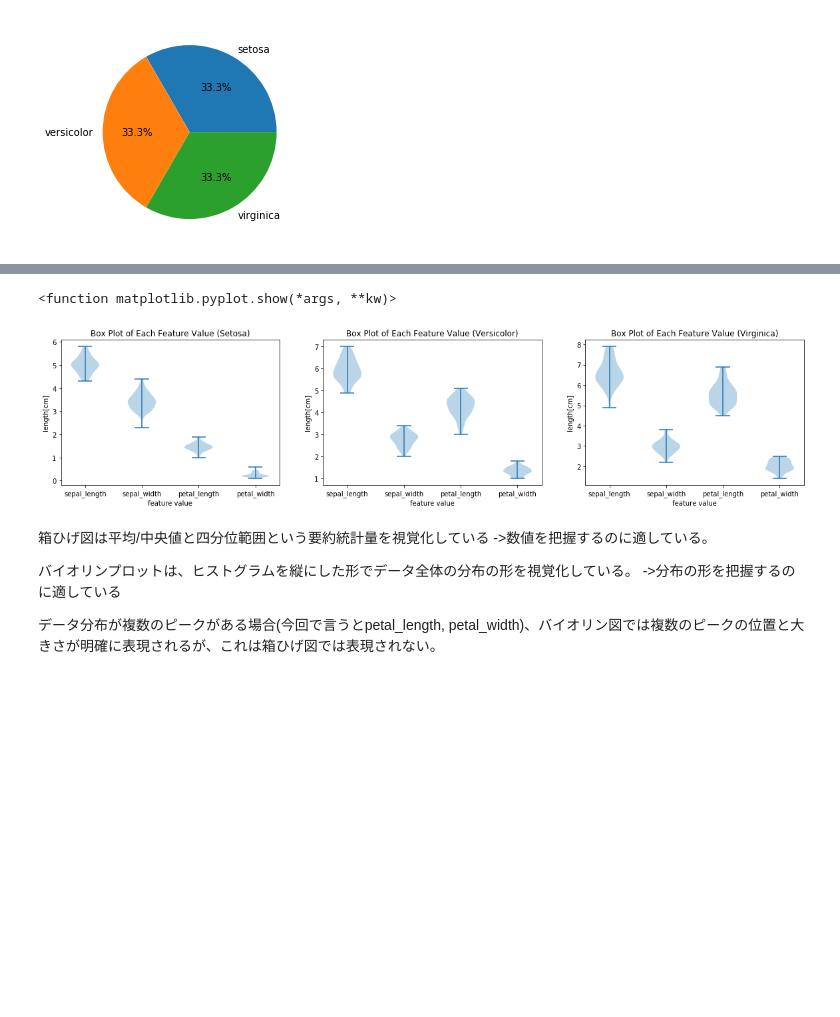
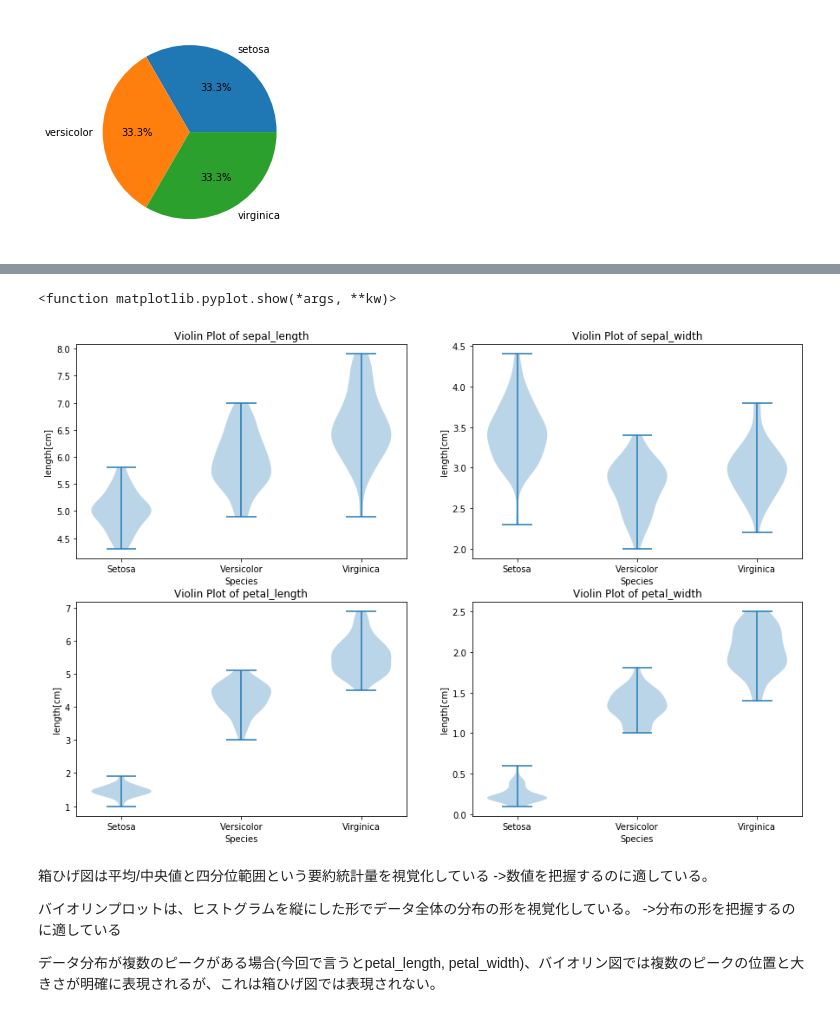
Before and after one commit to kei611/diveintocode-ml, a Jupyter notebook: Week3/Week3授業前課題1 アヤメの分析.ipynb, the cells around one changed output, grey strips where cells are left out. Drawn from its saved outputs; the diff is of its cells as text; code cells hidden in the pictures; blank space fills up the shorter version.

```diff
--- a/Week3/Week3授業前課題1 アヤメの分析.ipynb
+++ b/Week3/Week3授業前課題1 アヤメの分析.ipynb
@@ -429,40 +437,50 @@ plt.show
 # %%
 #特徴量を一つずつ選び、バイオリン図を使ってラベルごとのデータの分布を可視化する
 
-fig, (ax1, ax2, ax3) = plt.subplots(1, 3, figsize=(20, 4))
-label = ['sepal_length', 'sepal_width', 'petal_length', 'petal_width']
+fig, ((ax1, ax2), (ax3, ax4)) = plt.subplots(2, 2, figsize=(15, 10))
+label = ['Setosa', 'Versicolor', 'Virginica']
 
-#setosa
-data1 = [s1.iloc[:, 0], s1.iloc[:, 1], s1.iloc[:, 2], s1.iloc[:, 3]]
+#sepal_length
+data1 = [s1.iloc[:, 0], s2.iloc[:, 0], s3.iloc[:, 0]]
 ax1.violinplot(data1)
-ax1.set_title('Box Plot of Each Feature Value (Setosa)')
-ax1.set_xlabel('feature value')
-ax1.set_xticks([1, 2, 3, 4])
+ax1.set_title('Violin Plot of sepal_length')
+ax1.set_xlabel('Species')
+ax1.set_xticks([1, 2, 3])
 ax1.set_xticklabels(label)
 ax1.set_ylabel('length[cm]')
 
-#versicolor
-data2 = [s2.iloc[:, 0], s2.iloc[:, 1], s2.iloc[:, 2], s2.iloc[:, 3]]
+#sepal_width
+data2 = [s1.iloc[:, 1], s2.iloc[:, 1], s3.iloc[:, 1]]
 ax2.violinplot(data2)
-ax2.set_title('Box Plot of Each Feature Value (Versicolor)')
-ax2.set_xlabel('feature value')
-ax2.set_xticks([1, 2, 3, 4])
+ax2.set_title('Violin Plot of sepal_width')
+ax2.set_xlabel('Species')
+ax2.set_xticks([1, 2, 3])
 ax2.set_xticklabels(label)
 ax2.set_ylabel('length[cm]')
 
-#virginica
-data3 = [s3.iloc[:, 0], s3.iloc[:, 1], s3.iloc[:, 2], s3.iloc[:, 3]]
+#petal_length
+data3 = [s1.iloc[:, 2], s2.iloc[:, 2], s3.iloc[:, 2]]
 ax3.violinplot(data3)
-ax3.set_title('Box Plot of Each Feature Value (Virginica)')
-ax3.set_xlabel('feature value')
-ax3.set_xticks([1, 2, 3, 4])
+ax3.set_title('Violin Plot of petal_length')
+ax3.set_xlabel('Species')
+ax3.set_xticks([1, 2, 3])
 ax3.set_xticklabels(label)
 ax3.set_ylabel('length[cm]')
 
+#petal_width
+data4 = [s1.iloc[:, 3], s2.iloc[:, 3], s3.iloc[:, 3]]
+ax4.violinplot(data4)
+ax4.set_title('Violin Plot of petal_width')
+ax4.set_xlabel('Species')
+ax4.set_xticks([1, 2, 3])
+ax4.set_xticklabels(label)
+ax4.set_ylabel('length[cm]')
+
+
 plt.show
 # %% [output]
 <function matplotlib.pyplot.show(*args, **kw)>
-[figure, old version]
+[figure, new version]
 # %% [markdown]
 箱ひげ図は平均/中央値と四分位範囲という要約統計量を視覚化している
 ->数値を把握するのに適している。
```
Also changed, not shown: parts of 2 cells of this notebook, 2 other files.
